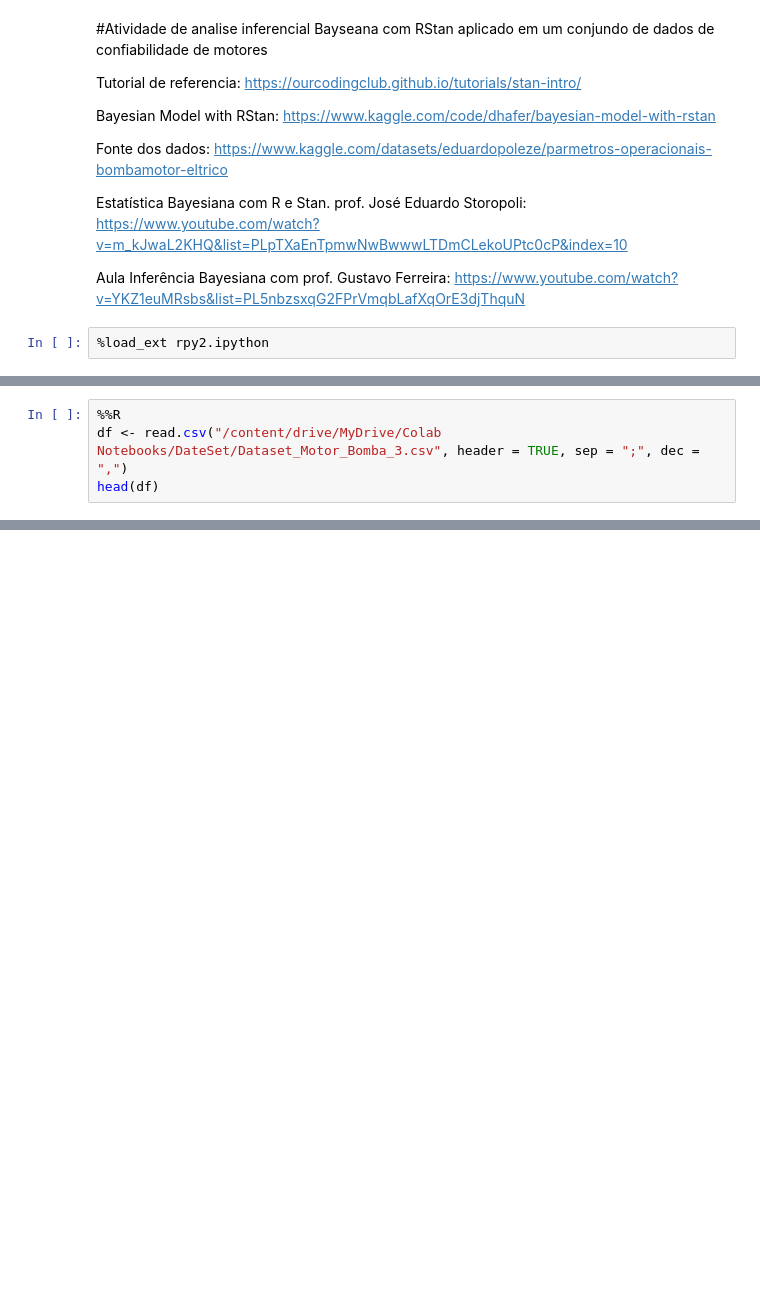
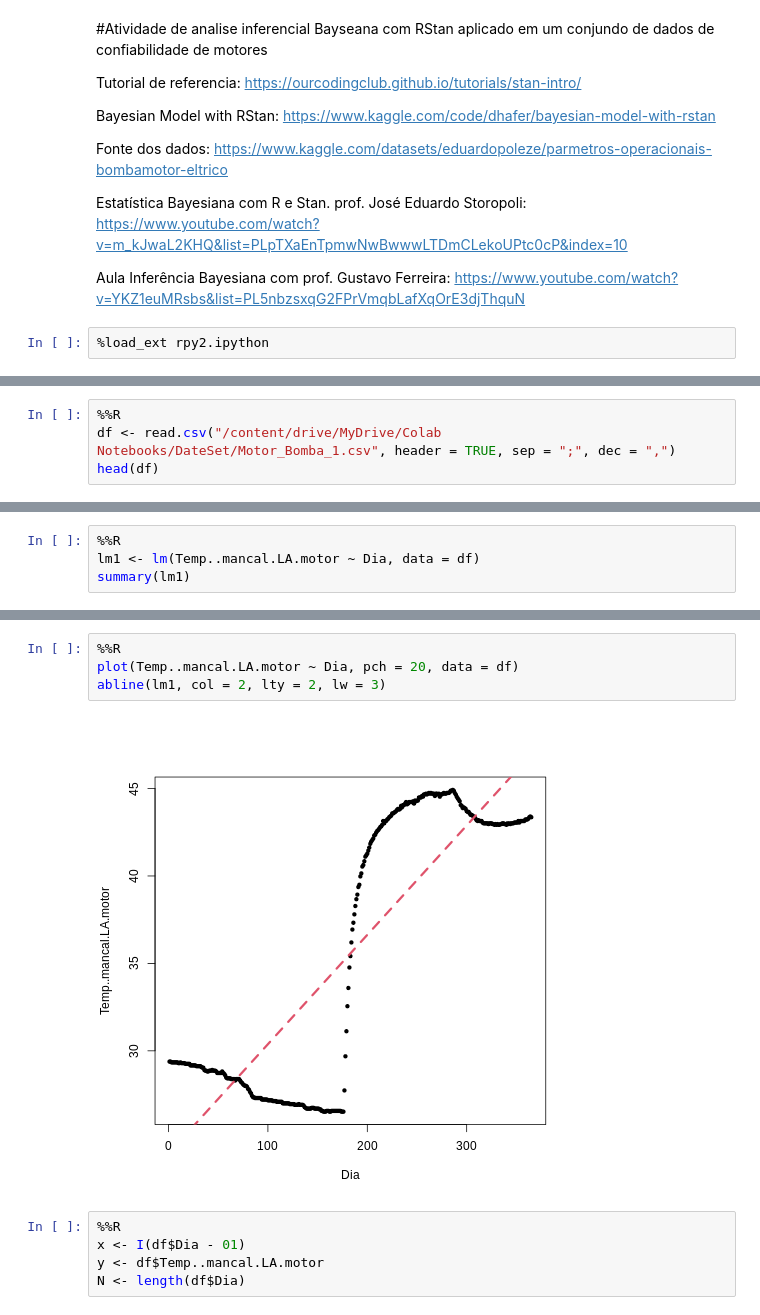
Before and after one commit to uervitonsantos/Atividade_Analise_Bayeseana_Com_RSTAN, a Jupyter notebook: Atividade_Analise_Bayseana_Com_RSTAN.ipynb, the cells around one changed output, grey strips where cells are left out. Drawn from its saved outputs; the diff is of its cells as text; blank space fills up the shorter version.

```diff
--- a/Atividade_Analise_Bayseana_Com_RSTAN.ipynb
+++ b/Atividade_Analise_Bayseana_Com_RSTAN.ipynb
@@ -31,4 +36,4 @@ library("magrittr")
 # %%
 %%R
-df <- read.csv("/content/drive/MyDrive/Colab Notebooks/DateSet/Dataset_Motor_Bomba_3.csv", header = TRUE, sep = ";", dec = ",")
+df <- read.csv("/content/drive/MyDrive/Colab Notebooks/DateSet/Motor_Bomba_1.csv", header = TRUE, sep = ";", dec = ",")
 head(df)
@@ -48,0 +94,4 @@ names(df)
+# %%
+%%R
+lm1 <- lm(Temp..mancal.LA.motor ~ Dia, data = df)
+summary(lm1)
@@ -48,0 +116,11 @@ names(df)
+# %%
+%%R
+plot(Temp..mancal.LA.motor ~ Dia, pch = 20, data = df)
+abline(lm1, col = 2, lty = 2, lw = 3)
+# %% [output]
+[figure, added]
+# %%
+%%R
+x <- I(df$Dia - 01)
+y <- df$Temp..mancal.LA.motor
+N <- length(df$Dia)
```
Also changed, not shown: parts of 21 cells of this notebook.
